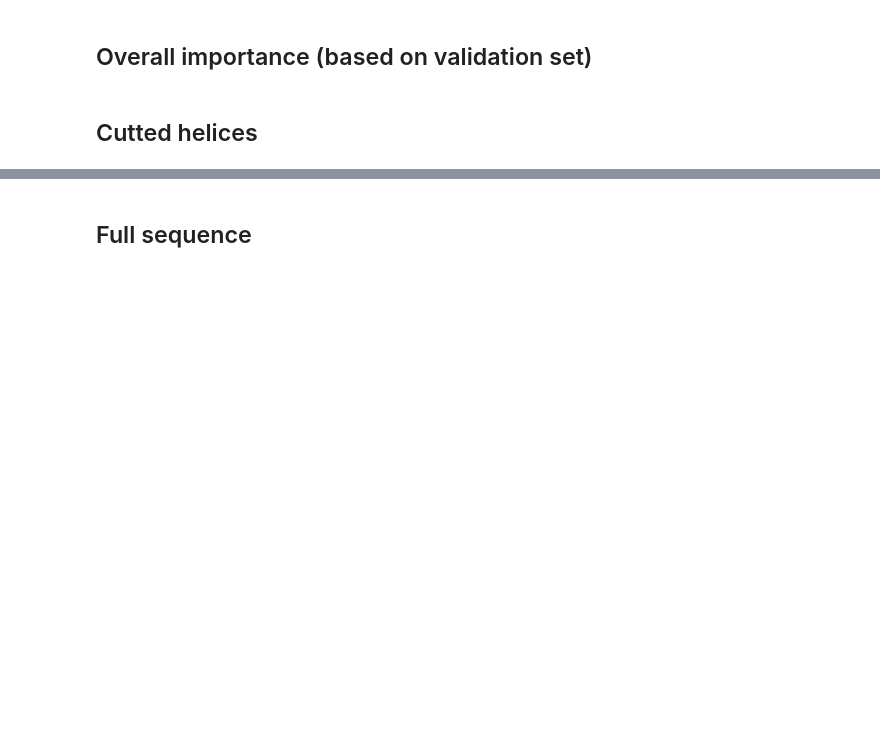
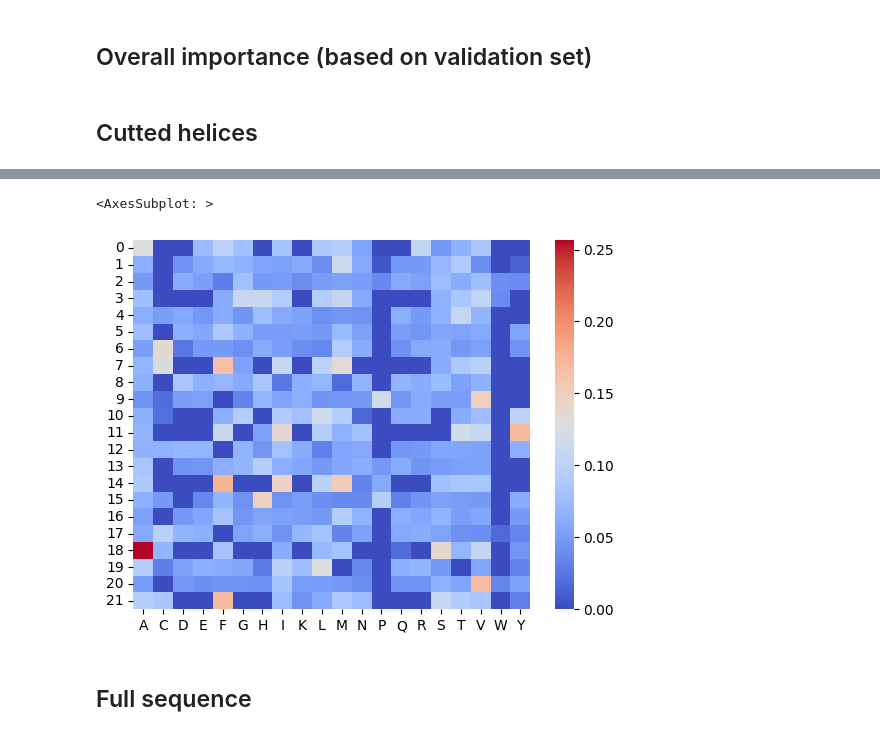
Before and after one commit to labstructbioinf/HAMPpred, a Jupyter notebook: notebooks/features_importance.ipynb, the cells around one changed output, grey strips where cells are left out. Cells and saved outputs as stored; diff of their text form; code cells hidden in the pictures; blank space fills up the shorter version.

```diff
--- a/notebooks/features_importance.ipynb
+++ b/notebooks/features_importance.ipynb
@@ -114,3 +103,8 @@ WARNING:tensorflow:5 out of the last 5 calls to <function Model.make_predict_fun
+# %%
+sns.heatmap(importance[0], cmap='coolwarm', xticklabels=aa1)
+# %% [output]
+<AxesSubplot: >
+[figure, added]
 # %% [markdown]
 ## Full sequence
 # %%
```
Also changed, not shown: parts of 8 cells of this notebook, 13 other files.
